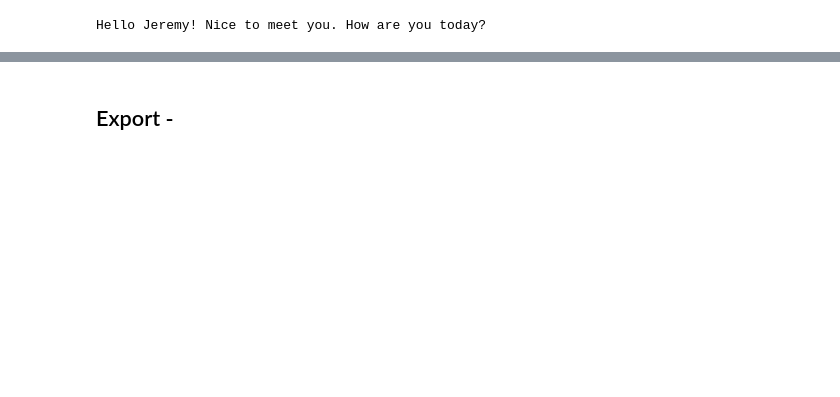
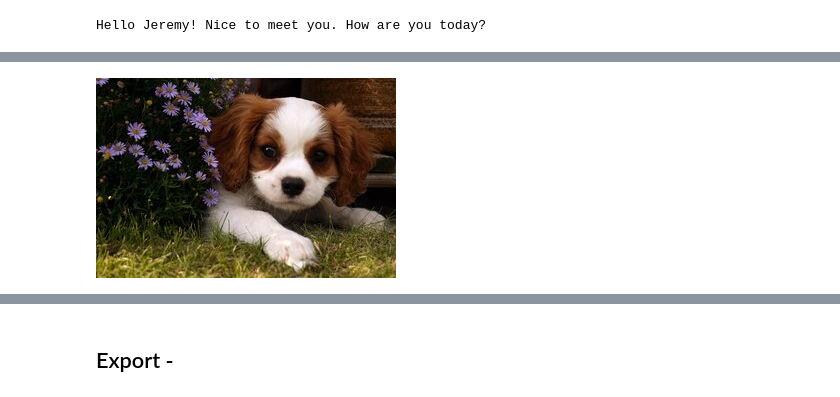
Before and after one commit to AnswerDotAI/claudette, a Jupyter notebook: 02_async.ipynb, the cells around one changed output, grey strips where cells are left out. Drawn from its saved outputs; the diff is of its cells as text; code cells hidden in the pictures; blank space fills up the shorter version.

```diff
--- a/02_async.ipynb
+++ b/02_async.ipynb
@@ -340,6 +411,9 @@ The sum of 604,542 and 6,458,932 is 7,063,474.
 # %%
 fn = Path('samples/puppy.jpg')
 img = fn.read_bytes()
+display.Image(img)
+# %% [output]
+[figure, added]
 # %%
 q = "In brief, what color flowers are in this image?"
 msg = mk_msg([img, q])
```
Also changed, not shown: parts of 30 cells of this notebook, 2 other files.
